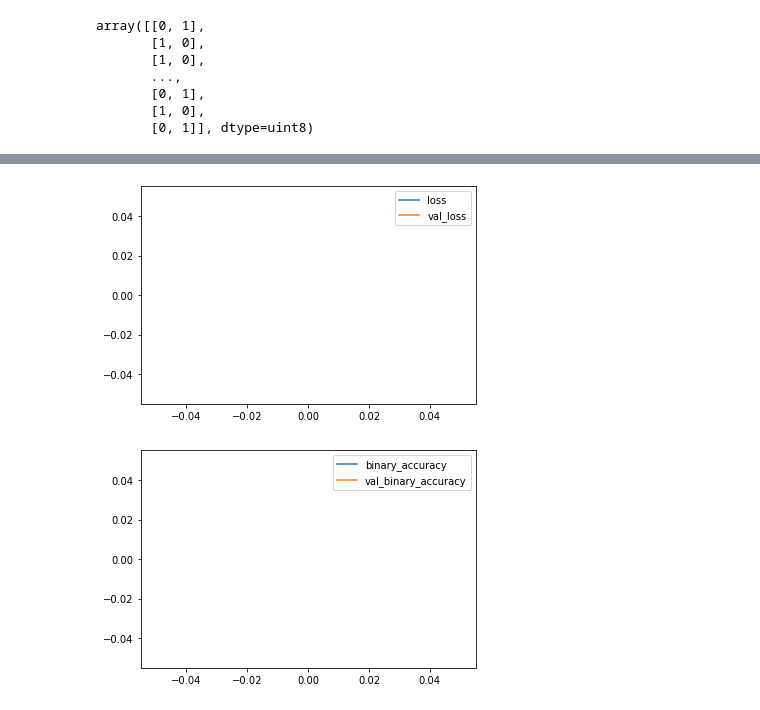
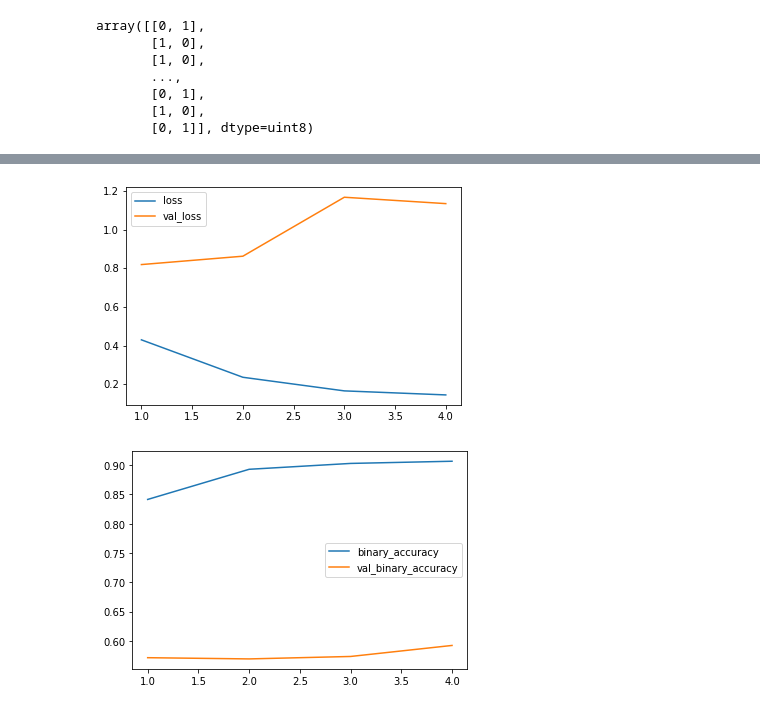
Before and after one commit to Nithin46/Project_Dummy, a Jupyter notebook: IMDB_Enhance.ipynb, the cells around one changed output, grey strips where cells are left out. Cells and saved outputs as stored; diff of their text form; code cells hidden in the pictures.

```diff
--- a/IMDB_Enhance.ipynb
+++ b/IMDB_Enhance.ipynb
@@ -247,8 +247,8 @@ Test accuracy: 0.5564853549003601
 # %%
 a = pd.DataFrame(xyz.history)
 
-a.loc[5:, ['loss', 'val_loss']].plot()
-a.loc[5:, ['binary_accuracy', 'val_binary_accuracy']].plot()
+a.loc[1:, ['loss', 'val_loss']].plot()
+a.loc[1:, ['binary_accuracy', 'val_binary_accuracy']].plot()
 
 print(("Best Validation Loss: {:0.4f}" +\
       "\nBest Validation Accuracy: {:0.4f}")\
@@ -260,5 +260,5 @@ Best Validation Accuracy: 0.5941
-[figure, old version]
+[figure, new version]
-[figure, old version]
+[figure, new version]
 # %%
 preds = model.predict(X_test)
 preds
```
Also changed, not shown: parts of 3 cells of this notebook.
